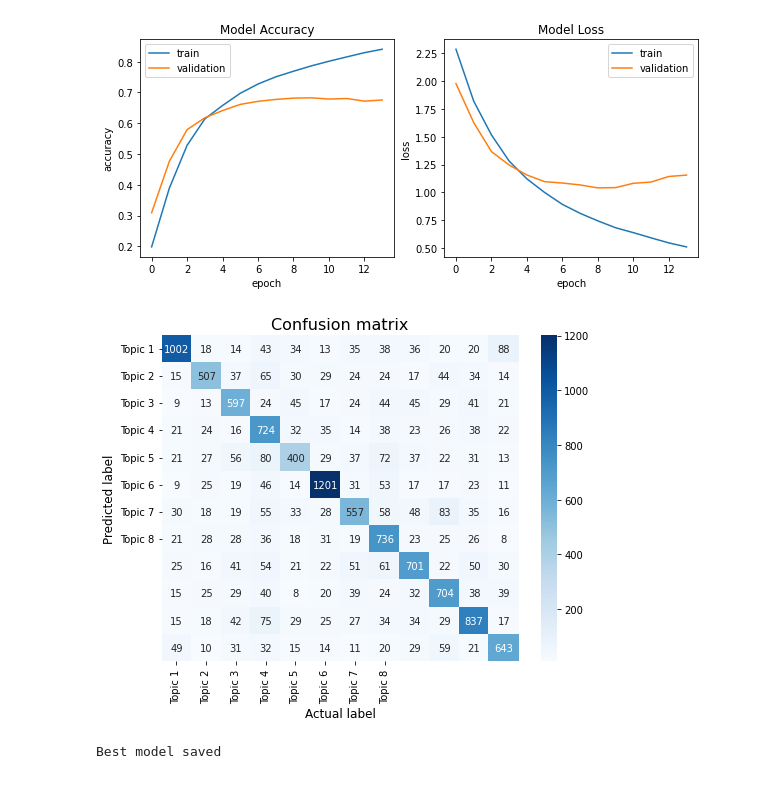
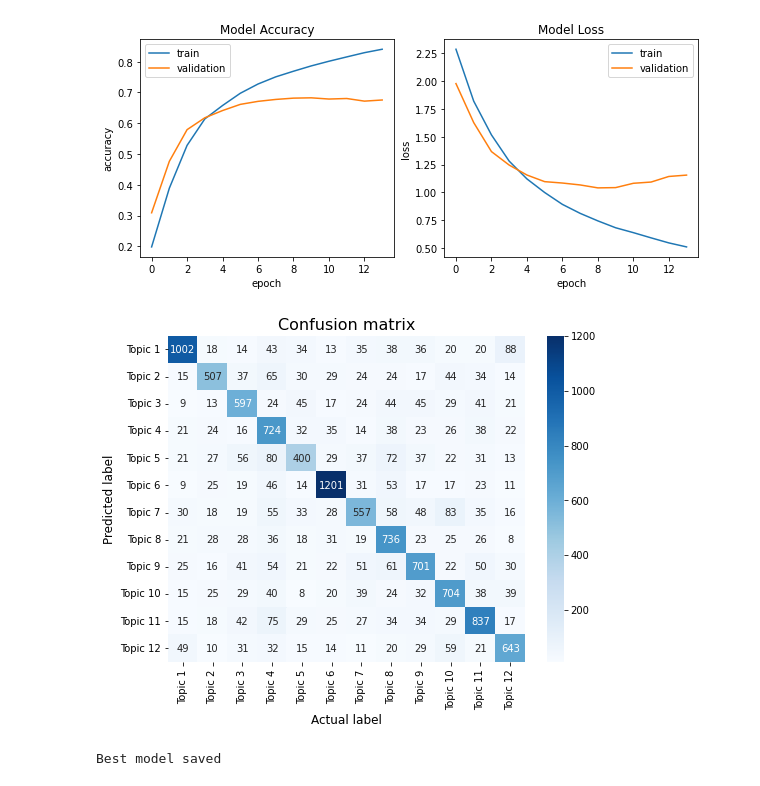
Before and after one commit to Vj-Ydv/thesis_work, a Jupyter notebook: Timesofindia_LSTM_Train_Topic_Modeling.ipynb, the cells around one changed output. Cells and saved outputs as stored; diff of their text form; code cells hidden in the pictures.

```diff
--- a/Timesofindia_LSTM_Train_Topic_Modeling.ipynb
+++ b/Timesofindia_LSTM_Train_Topic_Modeling.ipynb
@@ -440,28 +440,28 @@ plot_training_hist(history1)
 # %%
 #Model confusion matrix
 
 from sklearn.metrics import confusion_matrix
 
 def plot_confusion_matrix(model, X_test, y_test):
     '''Function to plot confusion matrix for the passed model and the data'''
 
-    sentiment_classes = ['Topic 1', 'Topic 2', 'Topic 3', 'Topic 4', 'Topic 5', 'Topic 6', 'Topic 7', 'Topic 8']
+    sentiment_classes = ['Topic 1', 'Topic 2', 'Topic 3', 'Topic 4', 'Topic 5', 'Topic 6', 'Topic 7', 'Topic 8', 'Topic 9', 'Topic 10', 'Topic 11', 'Topic 12']
     # use model to do the prediction
     y_pred = model.predict(X_test)
     # compute confusion matrix
     cm = confusion_matrix(np.argmax(np.array(y_test),axis=1), np.argmax(y_pred, axis=1))
     # plot confusion matrix
     plt.figure(figsize=(8,6))
     sns.heatmap(cm, cmap=plt.cm.Blues, annot=True, fmt='d',
                 xticklabels=sentiment_classes,
                 yticklabels=sentiment_classes)
     plt.title('Confusion matrix', fontsize=16)
     plt.xlabel('Actual label', fontsize=12)
     plt.ylabel('Predicted label', fontsize=12)
 
 plot_confusion_matrix(model, X_test, y_test)
 # %% [output]
-[figure, old version]
+[figure, new version]
 # %%
 # Save the model architecture & the weights
 model.save('timesofindia_lstm_model_for_topic.h5')
```
